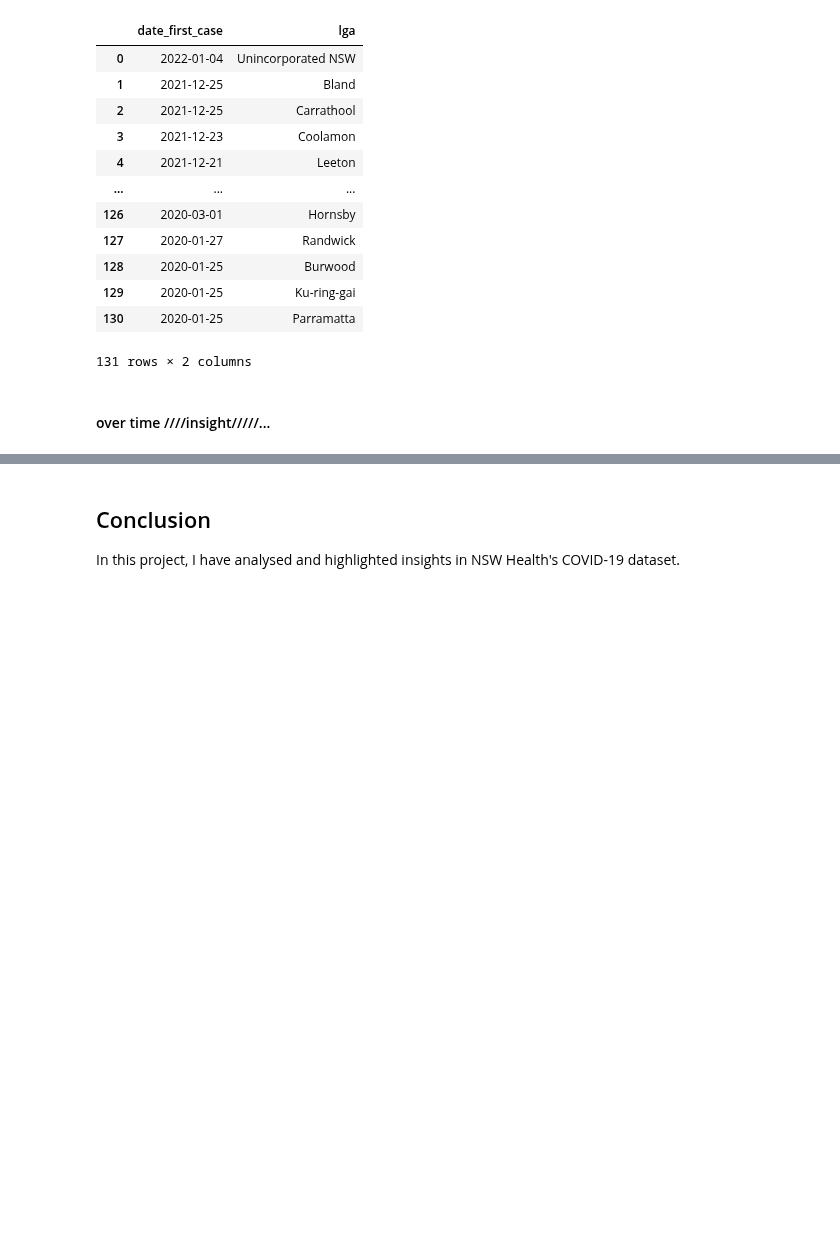
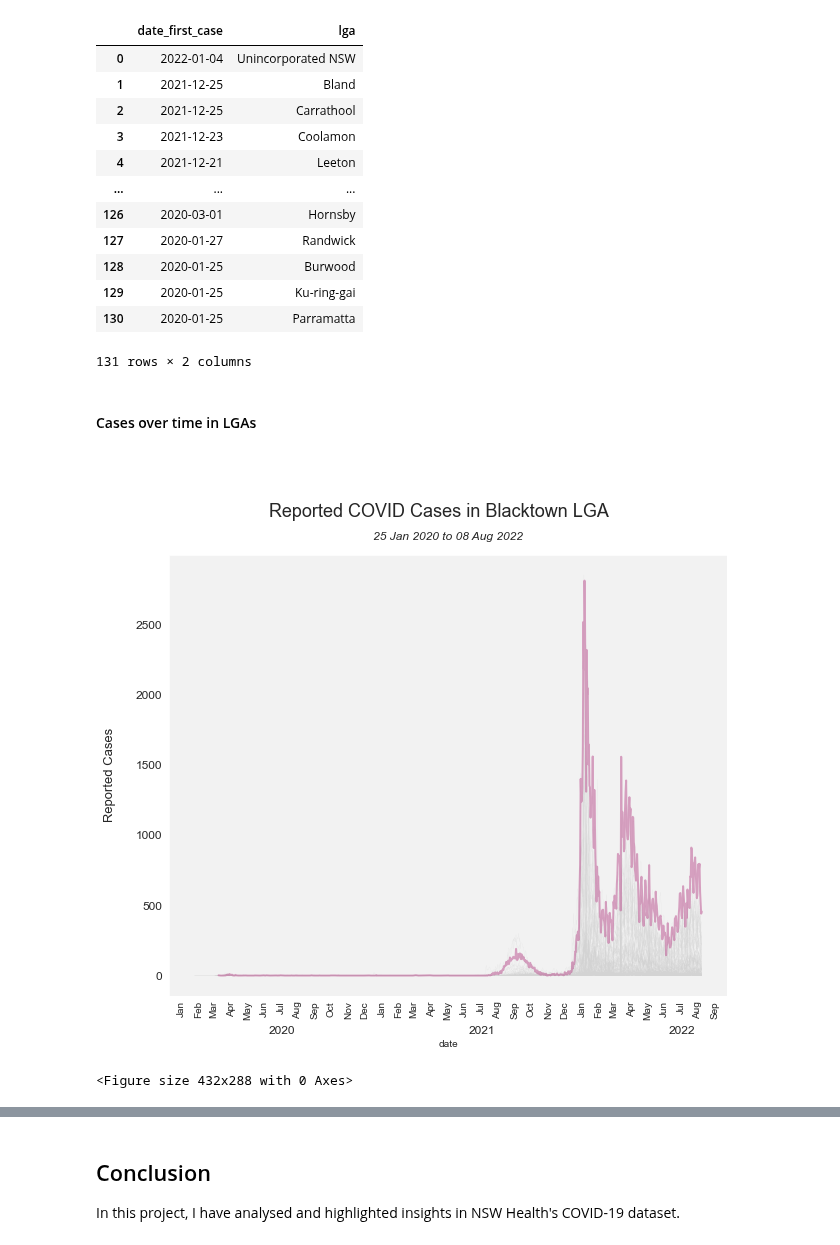
Before and after one commit to henrylin03/covid-nsw, a Jupyter notebook: covid-nsw.ipynb, the cells around one changed output, grey strips where cells are left out. Cells and saved outputs as stored; diff of their text form; code cells hidden in the pictures; blank space fills up the shorter version.

Commit message:
tweak linewidth and alpha of non-selected LGA in lineplot to ensure visibility for comparison

```diff
--- a/covid-nsw.ipynb
+++ b/covid-nsw.ipynb
@@ -650,7 +650,7 @@ pd.read_sql_query(
 | 130 | 2020-01-25 | Parramatta |
 131 rows × 2 columns
 # %% [markdown]
-#### over time ////insight/////...
+#### Cases over time in LGAs
 # %%
 daily_by_lga = pd.read_sql_query(
     """
@@ -666,16 +666,18 @@ daily_by_lga = pd.read_sql_query(
 
 daily_by_lga["date"] = pd.to_datetime(daily_by_lga["date"], format="%Y-%m-%d")
 
-
 def plot_colour_lga(lga_name, line_colour):
     fig, ax = plt.subplots(figsize=(10, 8))
     ax = sns.lineplot(
         x="date",
         y="daily_cases",
-        data=daily_by_lga[daily_by_lga.lga != lga_name],
-        color="lightgray",
-        linewidth=1.5,
-        alpha=0.9,
+        data=daily_by_lga,
+        hue="lga",
+        palette=sns.color_palette(["lightgray"],
+                                  len(daily_by_lga.lga.unique())),
+        legend=False,
+        linewidth=0.1,
+        alpha=0.9
     )
     ax = sns.lineplot(
         x="date",
@@ -683,7 +685,7 @@ def plot_colour_lga(lga_name, line_colour):
         data=daily_by_lga[daily_by_lga.lga == lga_name],
         color=f"{line_colour}",
         linewidth=2,
-        alpha=0.7,
+        alpha=0.5,
     )
 
     # format figure labels
@@ -702,5 +704,10 @@ def plot_colour_lga(lga_name, line_colour):
 
     plt.show()
     plt.clf()
+# %% [markdown]
+#####
 # %%
-plot_colour_lga("Blacktown", "#7a5195")
+plot_colour_lga("Blacktown", "#bc5090")
+# %% [output]
+[figure, added]
+<Figure size 432x288 with 0 Axes>
```
Also changed, not shown: parts of 1 cell of this notebook.
